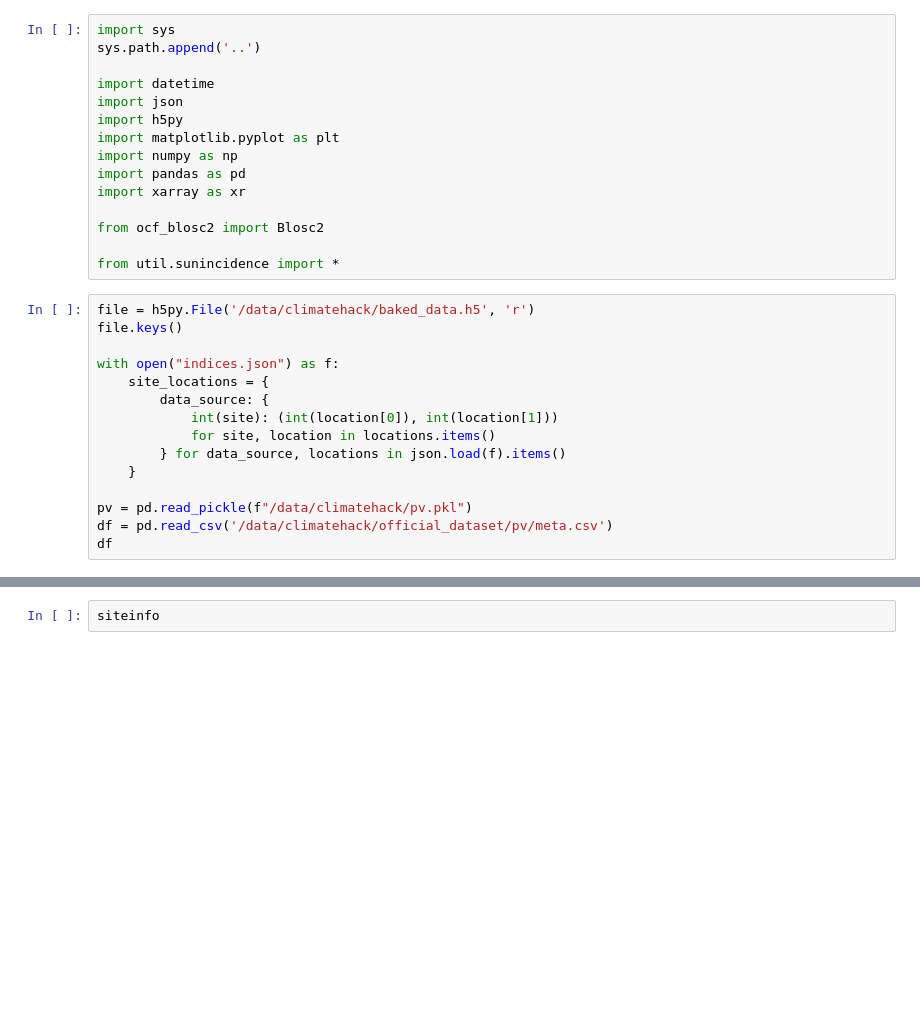
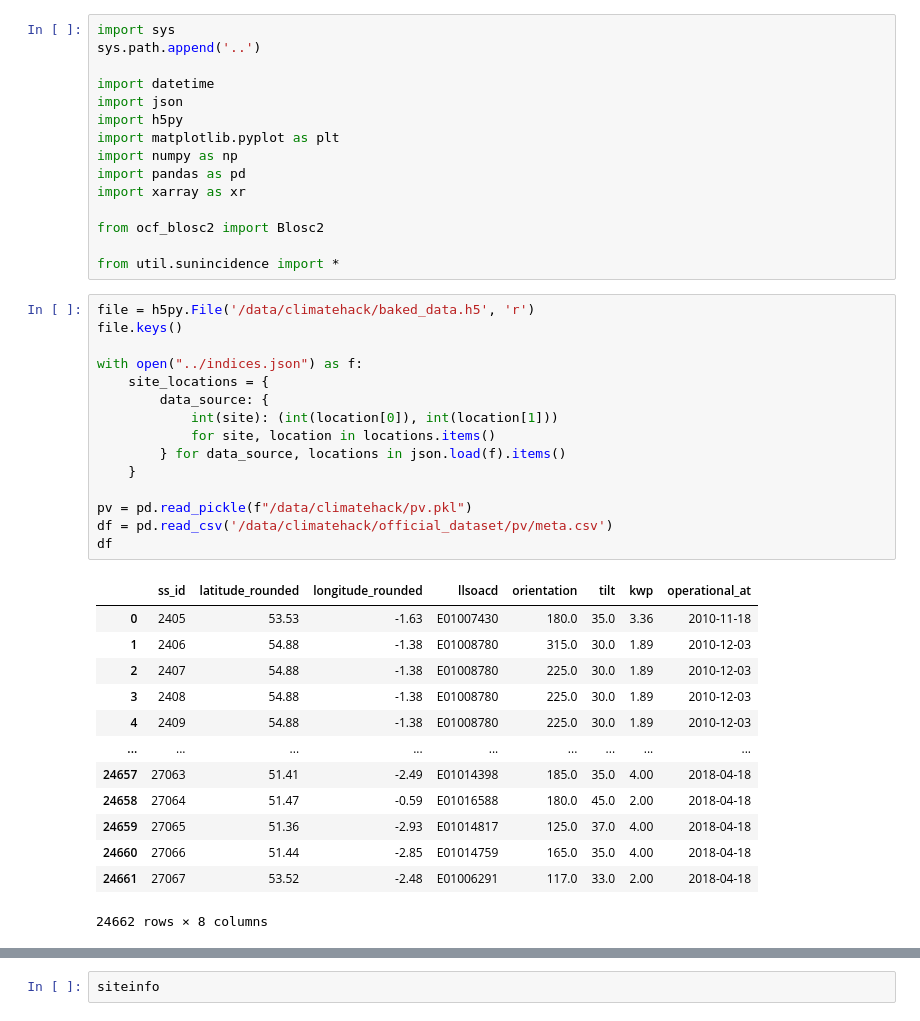
Before and after one commit to mlberkeley/climatehack2023, a Jupyter notebook: notebooks/metadata_explore.ipynb, the cells around one changed output, grey strips where cells are left out. Drawn from its saved outputs; the diff is of its cells as text; blank space fills up the shorter version.

```diff
--- a/notebooks/metadata_explore.ipynb
+++ b/notebooks/metadata_explore.ipynb
@@ -16,18 +16,32 @@ from util.sunincidence import *
 # %%
 file = h5py.File('/data/climatehack/baked_data.h5', 'r')
 file.keys()
 
-with open("indices.json") as f:
+with open("../indices.json") as f:
     site_locations = {
         data_source: {
             int(site): (int(location[0]), int(location[1]))
             for site, location in locations.items()
         } for data_source, locations in json.load(f).items()
     }
 
 pv = pd.read_pickle(f"/data/climatehack/pv.pkl")
 df = pd.read_csv('/data/climatehack/official_dataset/pv/meta.csv')
 df
+# %% [output]
+|  | ss_id | latitude_rounded | longitude_rounded | llsoacd | orientation | tilt | kwp | operational_at |
+| 0 | 2405 | 53.53 | -1.63 | E01007430 | 180.0 | 35.0 | 3.36 | 2010-11-18 |
+| 1 | 2406 | 54.88 | -1.38 | E01008780 | 315.0 | 30.0 | 1.89 | 2010-12-03 |
+| 2 | 2407 | 54.88 | -1.38 | E01008780 | 225.0 | 30.0 | 1.89 | 2010-12-03 |
+| 3 | 2408 | 54.88 | -1.38 | E01008780 | 225.0 | 30.0 | 1.89 | 2010-12-03 |
+| 4 | 2409 | 54.88 | -1.38 | E01008780 | 225.0 | 30.0 | 1.89 | 2010-12-03 |
+| ... | ... | ... | ... | ... | ... | ... | ... | ... |
+| 24657 | 27063 | 51.41 | -2.49 | E01014398 | 185.0 | 35.0 | 4.00 | 2018-04-18 |
+| 24658 | 27064 | 51.47 | -0.59 | E01016588 | 180.0 | 45.0 | 2.00 | 2018-04-18 |
+| 24659 | 27065 | 51.36 | -2.93 | E01014817 | 125.0 | 37.0 | 4.00 | 2018-04-18 |
+| 24660 | 27066 | 51.44 | -2.85 | E01014759 | 165.0 | 35.0 | 4.00 | 2018-04-18 |
+| 24661 | 27067 | 53.52 | -2.48 | E01006291 | 117.0 | 33.0 | 2.00 | 2018-04-18 |
+24662 rows × 8 columns
 # %%
 def show_nonhrv_vis_video_of_site(day: datetime.date, site_id, channel='VIS006'):
     nonhrv = xr.open_dataset(
```
Also changed, not shown: parts of 4 cells of this notebook, 6 other files.
